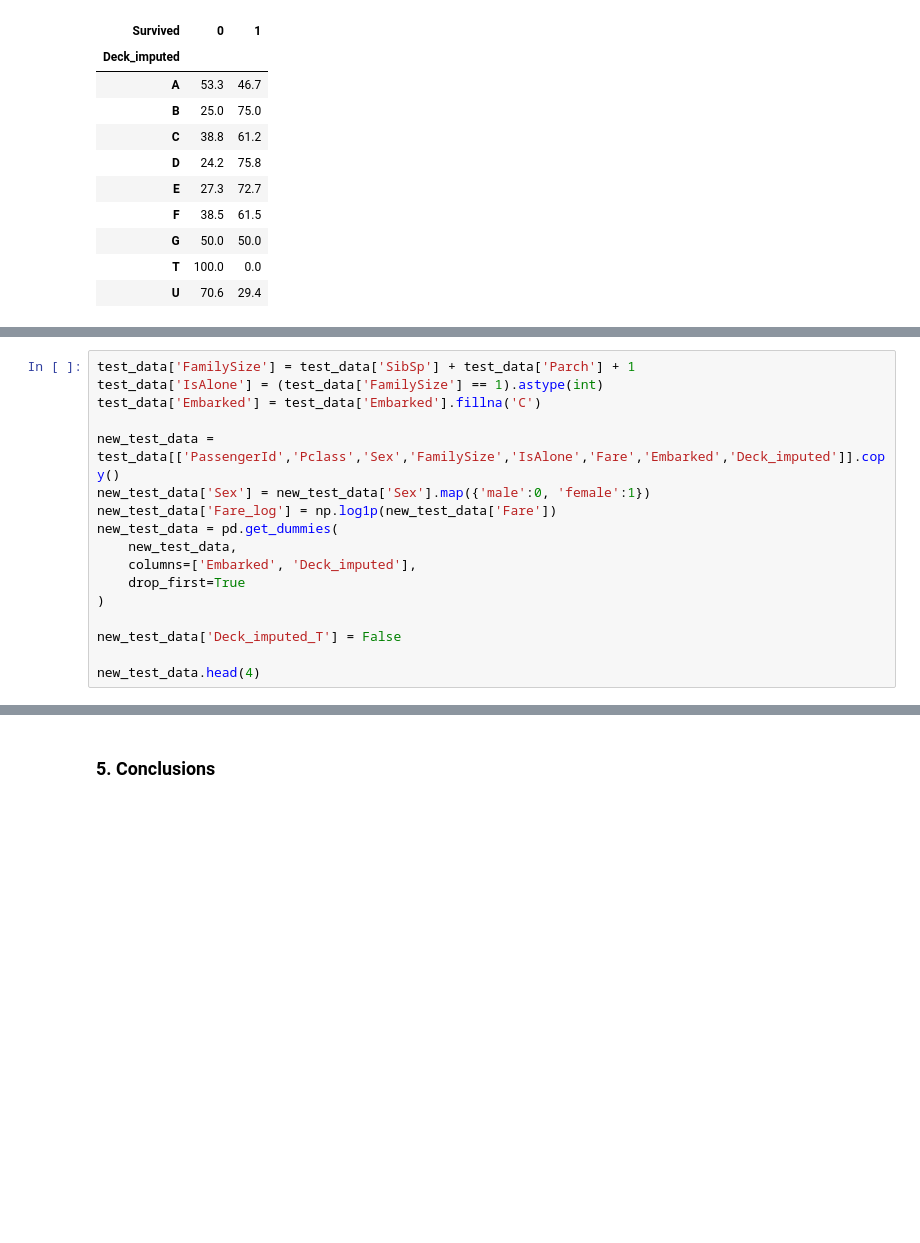
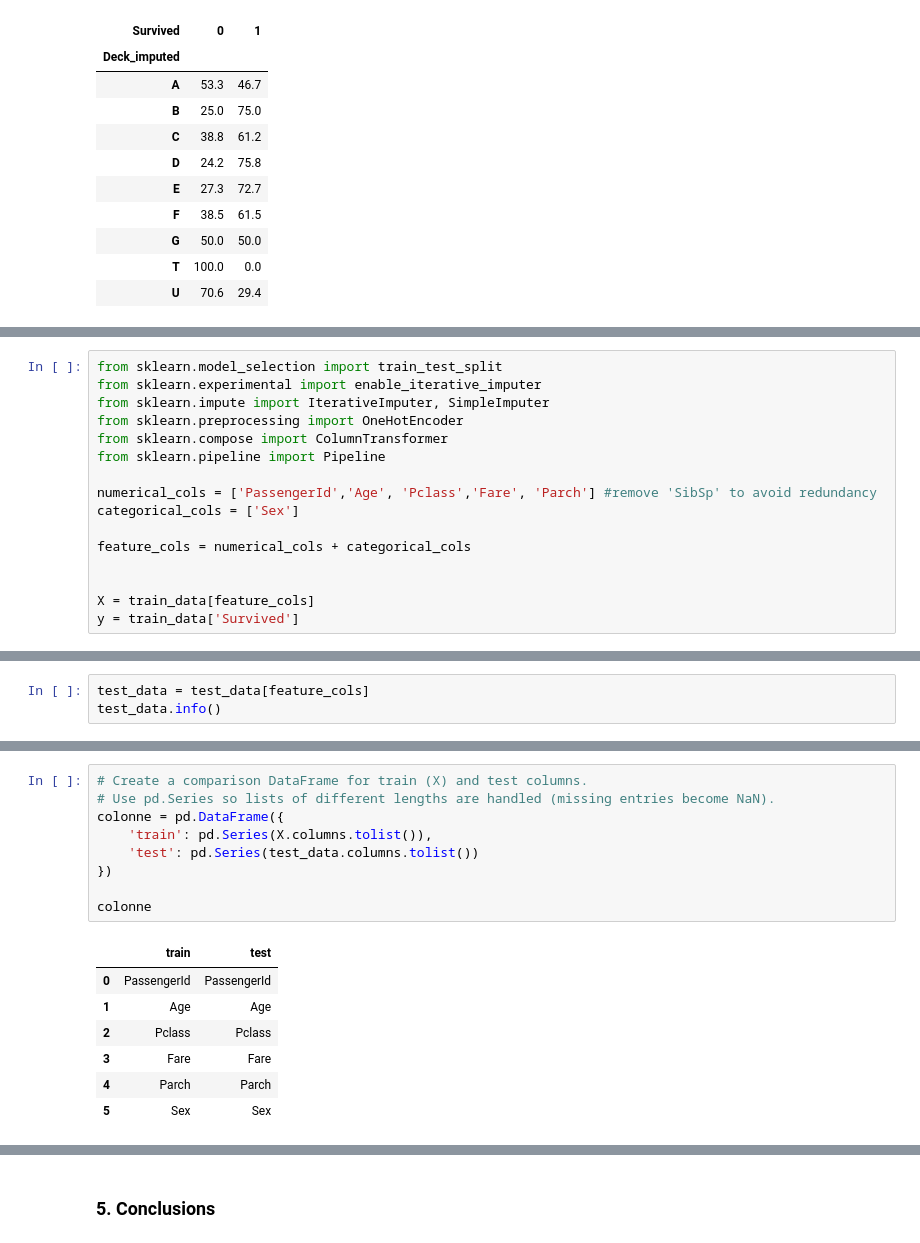
Before and after one commit to lucascarpantonio/Kaggle_Titanic_ML, a Jupyter notebook: titanic-machine-learning-from-disaster.ipynb, the cells around one changed output, grey strips where cells are left out. Cells and saved outputs as stored; diff of their text form; blank space fills up the shorter version.

Commit message:
Kaggle Notebook | Titanic - Machine Learning from Disaster | Improved Random Forest Categorical

```diff
--- a/titanic-machine-learning-from-disaster.ipynb
+++ b/titanic-machine-learning-from-disaster.ipynb
@@ -524,17 +350,0 @@ pd.crosstab(test_data['Deck_original'], test_data['Deck_imputed'])
-# %%
-test_data['FamilySize'] = test_data['SibSp'] + test_data['Parch'] + 1
-test_data['IsAlone'] = (test_data['FamilySize'] == 1).astype(int)
-test_data['Embarked'] = test_data['Embarked'].fillna('C')
-
-new_test_data = test_data[['PassengerId','Pclass','Sex','FamilySize','IsAlone','Fare','Embarked','Deck_imputed']].copy()
-new_test_data['Sex'] = new_test_data['Sex'].map({'male':0, 'female':1})
-new_test_data['Fare_log'] = np.log1p(new_test_data['Fare'])
-new_test_data = pd.get_dummies(
-    new_test_data,
-    columns=['Embarked', 'Deck_imputed'],
-    drop_first=True
-)
-
-new_test_data['Deck_imputed_T'] = False
-
-new_test_data.head(4)
@@ -628,0 +353,16 @@ preds = my_pipeline.predict(encode_test_data)
+# %%
+from sklearn.model_selection import train_test_split
+from sklearn.experimental import enable_iterative_imputer
+from sklearn.impute import IterativeImputer, SimpleImputer
+from sklearn.preprocessing import OneHotEncoder
+from sklearn.compose import ColumnTransformer
+from sklearn.pipeline import Pipeline
+
+numerical_cols = ['PassengerId','Age', 'Pclass','Fare', 'Parch'] #remove 'SibSp' to avoid redundancy
+categorical_cols = ['Sex']
+
+feature_cols = numerical_cols + categorical_cols
+
+
+X = train_data[feature_cols]
+y = train_data['Survived']
@@ -628,0 +448,3 @@ preds = my_pipeline.predict(encode_test_data)
+# %%
+test_data = test_data[feature_cols]
+test_data.info()
@@ -628,0 +465,17 @@ preds = my_pipeline.predict(encode_test_data)
+# %%
+# Create a comparison DataFrame for train (X) and test columns.
+# Use pd.Series so lists of different lengths are handled (missing entries become NaN).
+colonne = pd.DataFrame({
+	'train': pd.Series(X.columns.tolist()),
+	'test': pd.Series(test_data.columns.tolist())
+})
+
+colonne
+# %% [output]
+|  | train | test |
+| 0 | PassengerId | PassengerId |
+| 1 | Age | Age |
+| 2 | Pclass | Pclass |
+| 3 | Fare | Fare |
+| 4 | Parch | Parch |
+| 5 | Sex | Sex |
```
Also changed, not shown: parts of 41 cells of this notebook.
